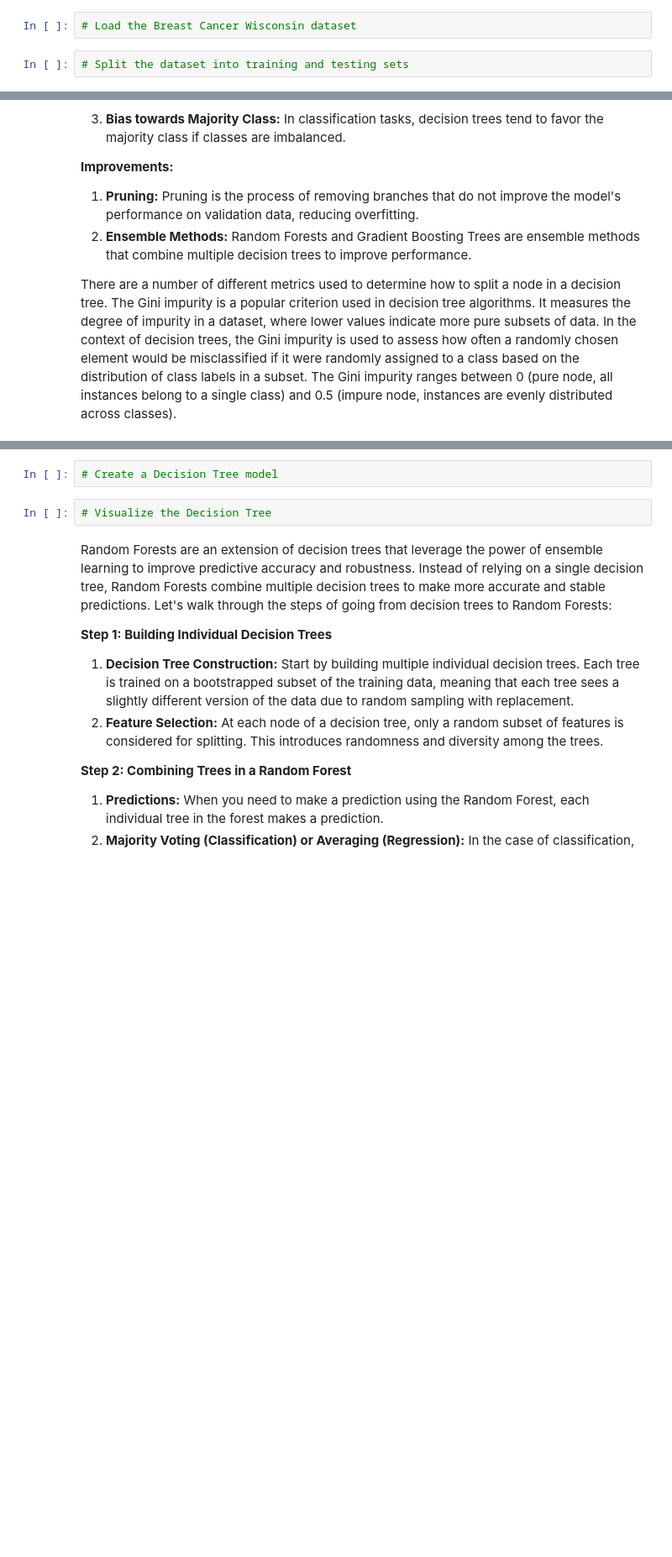
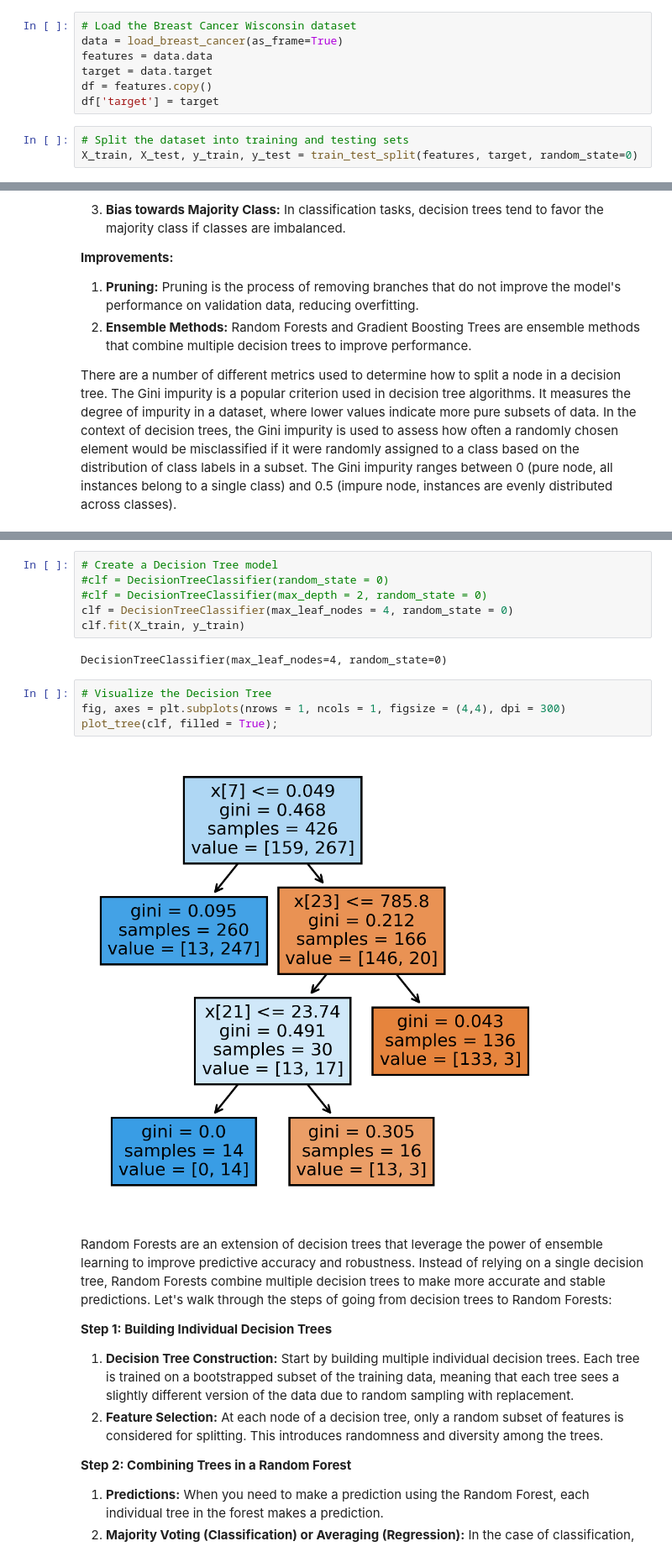
Before and after one commit to psykano/MLbootcamp, a Jupyter notebook: Student_MLE_MiniProject_Trees_and_Forests.ipynb, the cells around one changed output, grey strips where cells are left out. Shown: that part at 84% size. Saved outputs shown, nothing was run; the diff lists cells and outputs as text; blank space fills up the shorter version.

Commit message:
Update trees and forests assignment

```diff
--- a/Student_MLE_MiniProject_Trees_and_Forests.ipynb
+++ b/Student_MLE_MiniProject_Trees_and_Forests.ipynb
@@ -45,7 +45,13 @@ Here are your tasks:
 3. Display the first five rows of data and make sure everything looks ok. You should have already explored the data a bit in the logistic regression mini-project so there's no need to conduct further EDA.
 # %%
 # Load the Breast Cancer Wisconsin dataset
+data = load_breast_cancer(as_frame=True)
+features = data.data
+target = data.target
+df = features.copy()
+df['target'] = target
 # %%
 # Split the dataset into training and testing sets
+X_train, X_test, y_train, y_test = train_test_split(features, target, random_state=0)
 # %%
 # Display first 5 rows
@@ -90,7 +107,17 @@ Here are your tasks:
-# %%
-# Create a Decision Tree model
-# %%
-# Visualize the Decision Tree
+# %%
+# Create a Decision Tree model
+#clf = DecisionTreeClassifier(random_state = 0)
+#clf = DecisionTreeClassifier(max_depth = 2, random_state = 0)
+clf = DecisionTreeClassifier(max_leaf_nodes = 4, random_state = 0)
+clf.fit(X_train, y_train)
+# %% [output]
+DecisionTreeClassifier(max_leaf_nodes=4, random_state=0)
+# %%
+# Visualize the Decision Tree
+fig, axes = plt.subplots(nrows = 1, ncols = 1, figsize = (4,4), dpi = 300)
+plot_tree(clf, filled = True);
+# %% [output]
+[figure, added]
 # %% [markdown]
 Random Forests are an extension of decision trees that leverage the power of ensemble learning to improve predictive accuracy and robustness. Instead of relying on a single decision tree, Random Forests combine multiple decision trees to make more accurate and stable predictions. Let's walk through the steps of going from decision trees to Random Forests:
 
```
Also changed, not shown: parts of 6 cells of this notebook.
